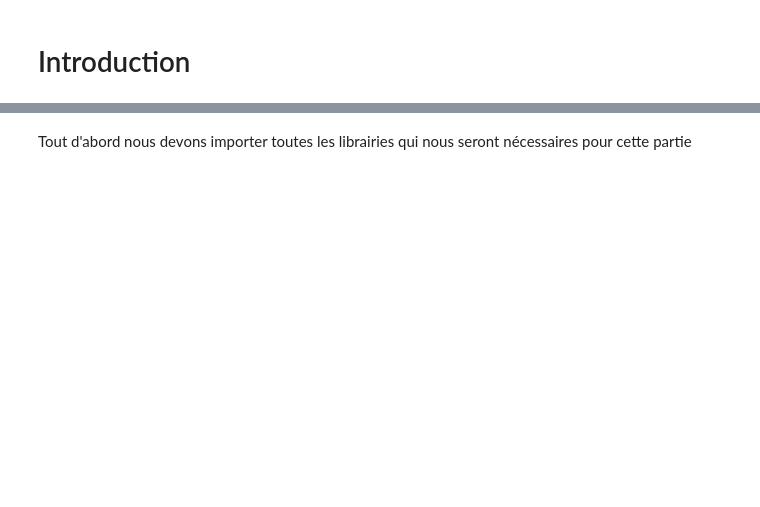
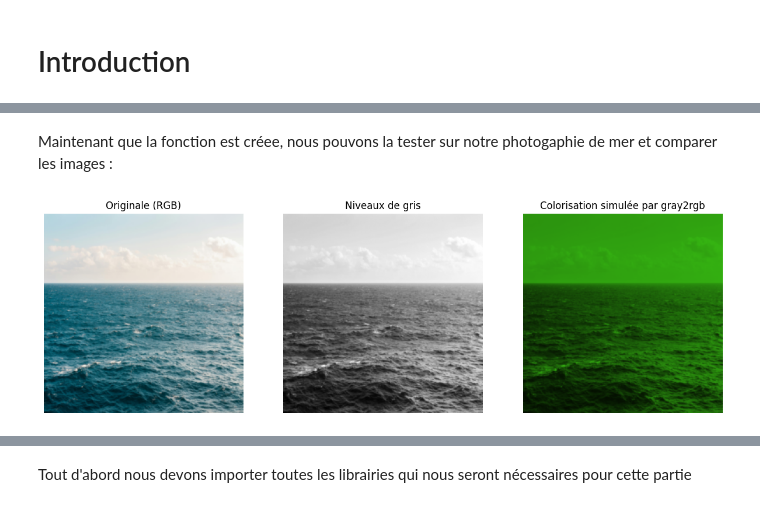
Before and after one commit to mathisrezai/PY-Image-Colorization, a Jupyter notebook: notebook/main.ipynb, the cells around one changed output, grey strips where cells are left out. Drawn from its saved outputs; the diff is of its cells as text; code cells hidden in the pictures; blank space fills up the shorter version.

```diff
--- a/notebook/main.ipynb
+++ b/notebook/main.ipynb
@@ -20,0 +98,30 @@ Conclusion
+# %% [markdown]
+Maintenant que la fonction est créee, nous pouvons la tester sur notre photogaphie de mer et comparer les images :
+# %%
+# Appliquer la fonction gray2rgb
+image_rgb_simulated = gray2rgb(image_gray)
+
+# Afficher les résultats
+plt.figure(figsize=(15, 5))
+
+# Image originale
+plt.subplot(1, 3, 1)
+plt.imshow(image_color)
+plt.axis('off')
+plt.title("Originale (RGB)")
+
+# Image en niveaux de gris
+plt.subplot(1, 3, 2)
+plt.imshow(image_gray, cmap='gray')
+plt.axis('off')
+plt.title("Niveaux de gris")
+
+# Image simulée
+plt.subplot(1, 3, 3)
+plt.imshow(image_rgb_simulated)
+plt.axis('off')
+plt.title("Colorisation simulée par gray2rgb")
+
+plt.show()
+# %% [output]
+[figure, added]
```
Also changed, not shown: parts of 21 cells of this notebook.
